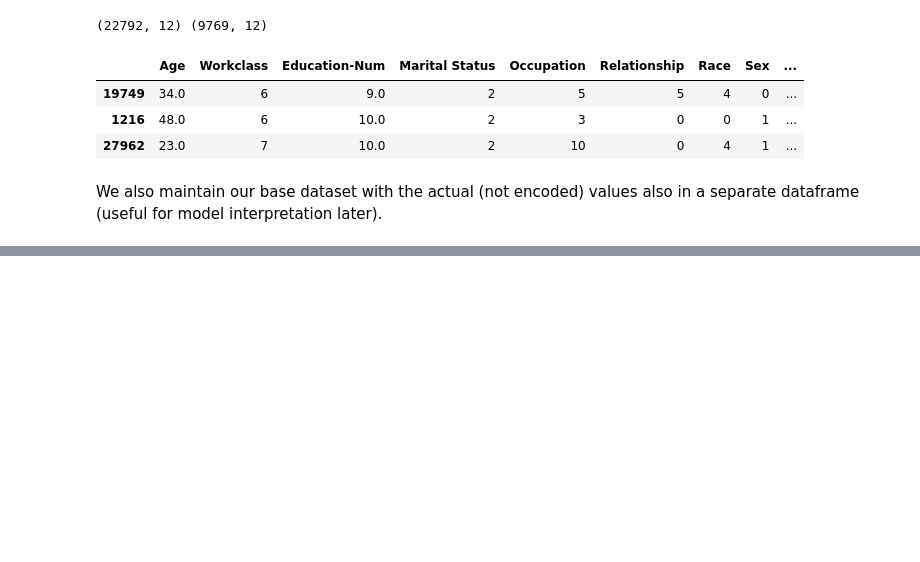
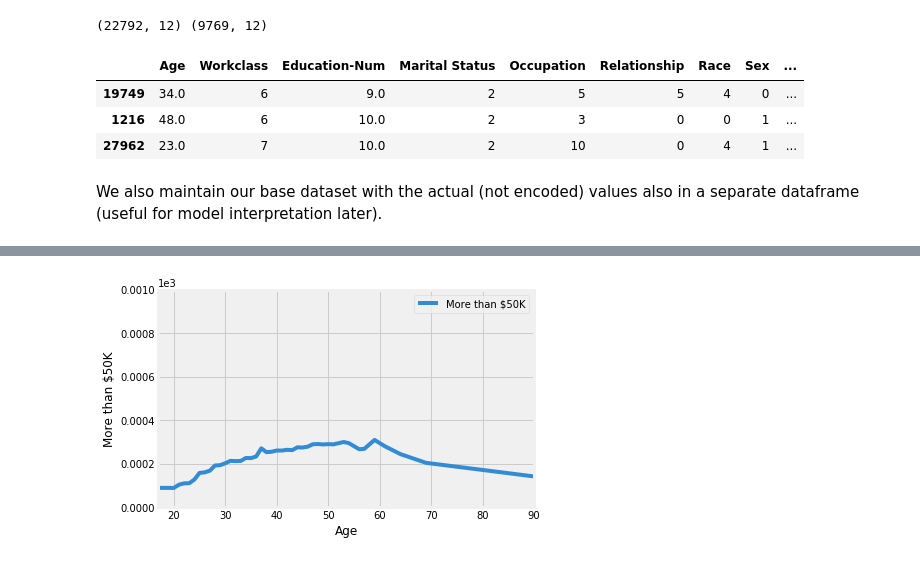
Before and after one commit to mtofighi/Machine-Learning-Model-Interpretation, a Jupyter notebook: MachineLearningModelInterpretation.ipynb, the cells around one changed output, grey strips where cells are left out. Saved outputs shown, nothing was run; the diff lists cells and outputs as text; code cells hidden in the pictures; blank space fills up the shorter version.

```diff
--- a/MachineLearningModelInterpretation.ipynb
+++ b/MachineLearningModelInterpretation.ipynb
@@ -310,0 +551,6 @@ X_train_disp.head(3)
+# %%
+r = interpreter.partial_dependence.plot_partial_dependence(['Age'], im_model, grid_resolution=50,
+                                                           grid_range=(0,1), n_samples=23000,
+                                                           with_variance=True, figsize = (6, 4))
+yl = r[0][1].set_ylim(0, 1)
+# %% [output]
@@ -310,0 +560 @@ X_train_disp.head(3)
+[figure, added]
```
Also changed, not shown: parts of 38 cells of this notebook.
